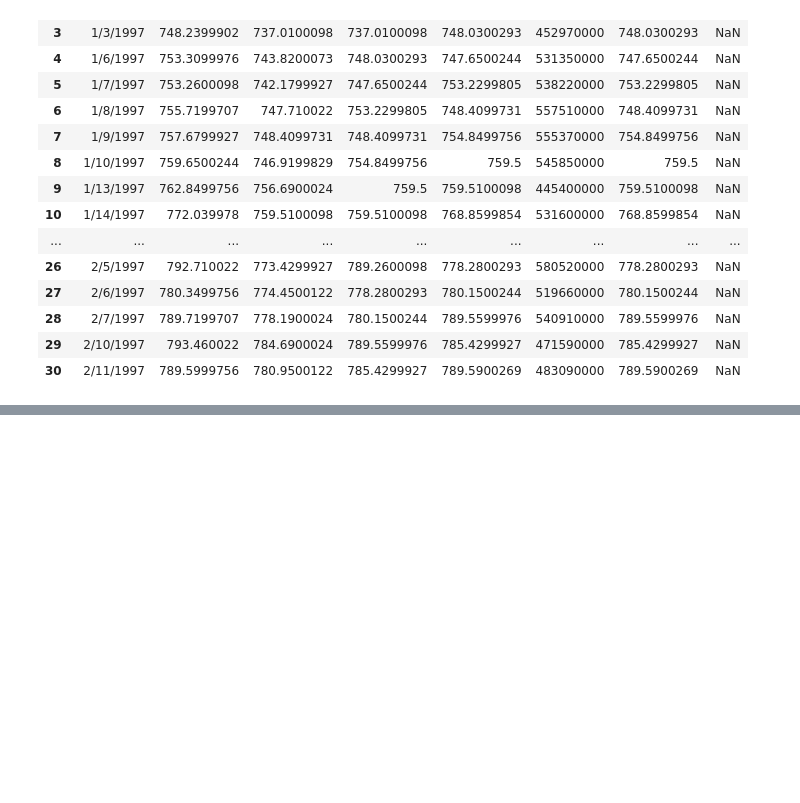
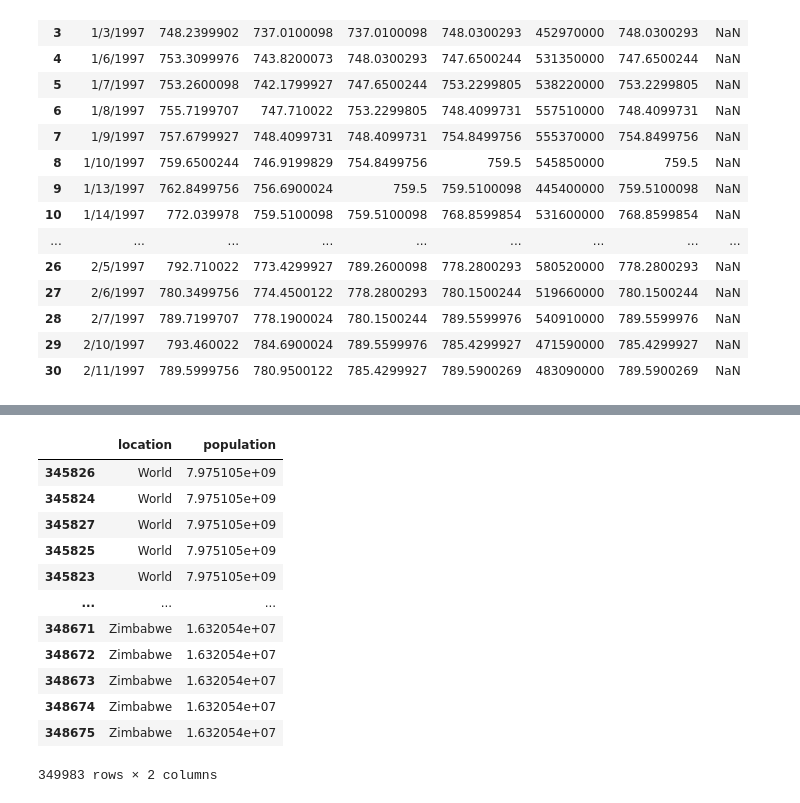
Before and after one commit to datla-ria/Project-1, a Jupyter notebook: project-1.ipynb, the cells around one changed output, grey strips where cells are left out. Saved outputs shown, nothing was run; the diff lists cells and outputs as text; code cells hidden in the pictures; blank space fills up the shorter version.

```diff
--- a/project-1.ipynb
+++ b/project-1.ipynb
@@ -82,0 +135,18 @@ plt.show()
+# %%
+# single out location and population
+location_population = covid_data_df[['location', 'population']]
+location_population
+# %% [output]
+|  | location | population |
+| 345826 | World | 7.975105e+09 |
+| 345824 | World | 7.975105e+09 |
+| 345827 | World | 7.975105e+09 |
+| 345825 | World | 7.975105e+09 |
+| 345823 | World | 7.975105e+09 |
+| ... | ... | ... |
+| 348671 | Zimbabwe | 1.632054e+07 |
+| 348672 | Zimbabwe | 1.632054e+07 |
+| 348673 | Zimbabwe | 1.632054e+07 |
+| 348674 | Zimbabwe | 1.632054e+07 |
+| 348675 | Zimbabwe | 1.632054e+07 |
+349983 rows × 2 columns
```
Also changed, not shown: parts of 8 cells of this notebook.
